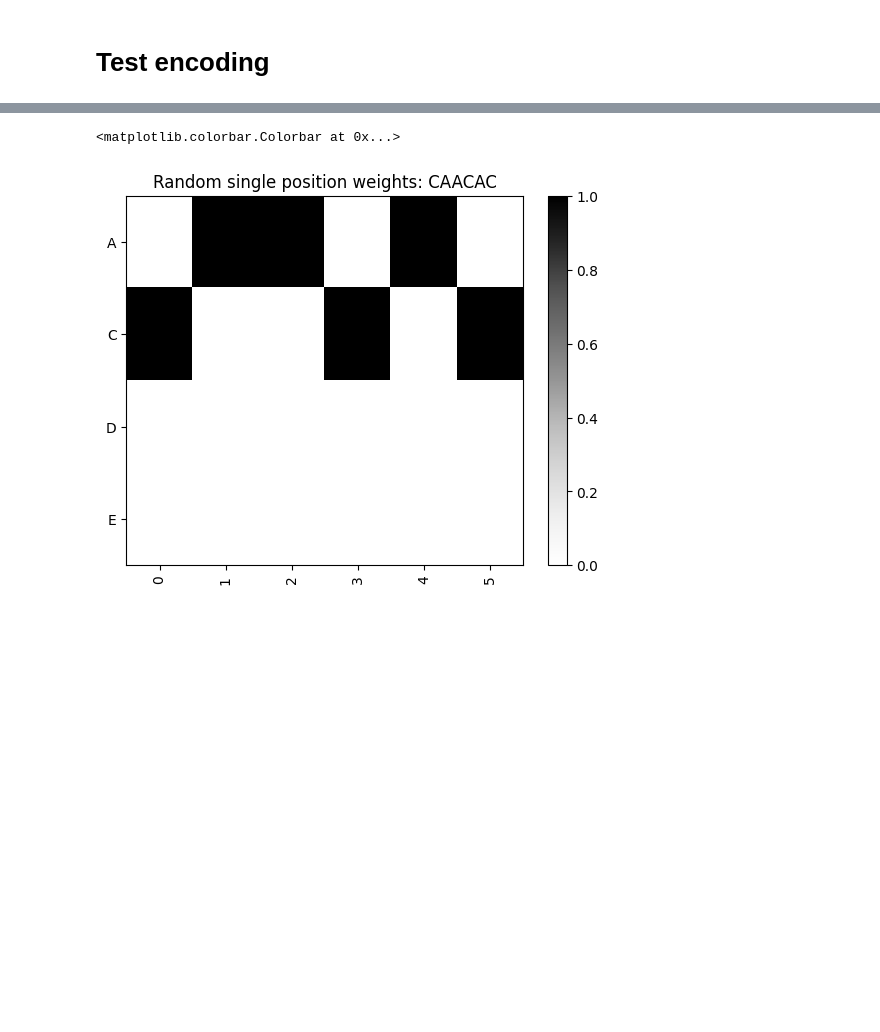
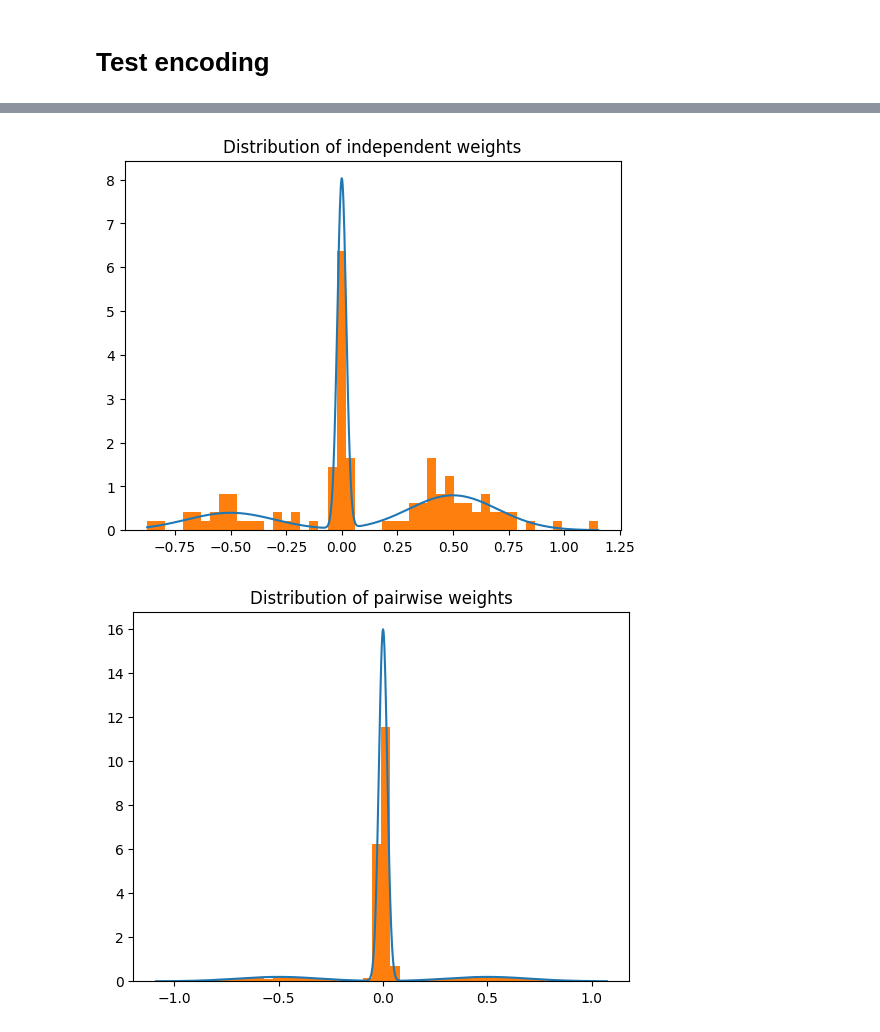
Before and after one commit to swagatam101/doe, a Jupyter notebook: scratch/DOE_SOLD_test_scratch3.ipynb, the cells around one changed output, grey strips where cells are left out. Drawn from its saved outputs; the diff is of its cells as text; code cells hidden in the pictures; blank space fills up the shorter version.

Commit message:
masked  model tested

```diff
--- a/scratch/DOE_SOLD_test_scratch3.ipynb
+++ b/scratch/DOE_SOLD_test_scratch3.ipynb
@@ -233,9 +130,0 @@ Text(0.5, 1.0, 'Random double position weights : CAACAC')
-# %%
-plt.imshow(res[0][choose_seq], aspect = 'auto', cmap = 'Grays', interpolation= 'None')
-_  = plt.xticks(range(num_mutated), rotation = 90)
-_  = plt.yticks(range(len(AMINO_ACIDS)), AMINO_ACIDS)
-plt.title("Random single position weights: " + str(seqs[0]))
-plt.colorbar()
-# %% [output]
-<matplotlib.colorbar.Colorbar at 0x...>
-[figure, removed]
@@ -241,0 +200,2 @@ plt.colorbar()
+# %%
+Model1 = doe_utils.create_in_silico_model(num_mutated)
@@ -241,0 +207,5 @@ plt.colorbar()
+# %%
+Model1.plot_weights()
+# %% [output]
+[figure, added]
+[figure, added]
```
Also changed, not shown: parts of 22 cells of this notebook, 5 other files.
